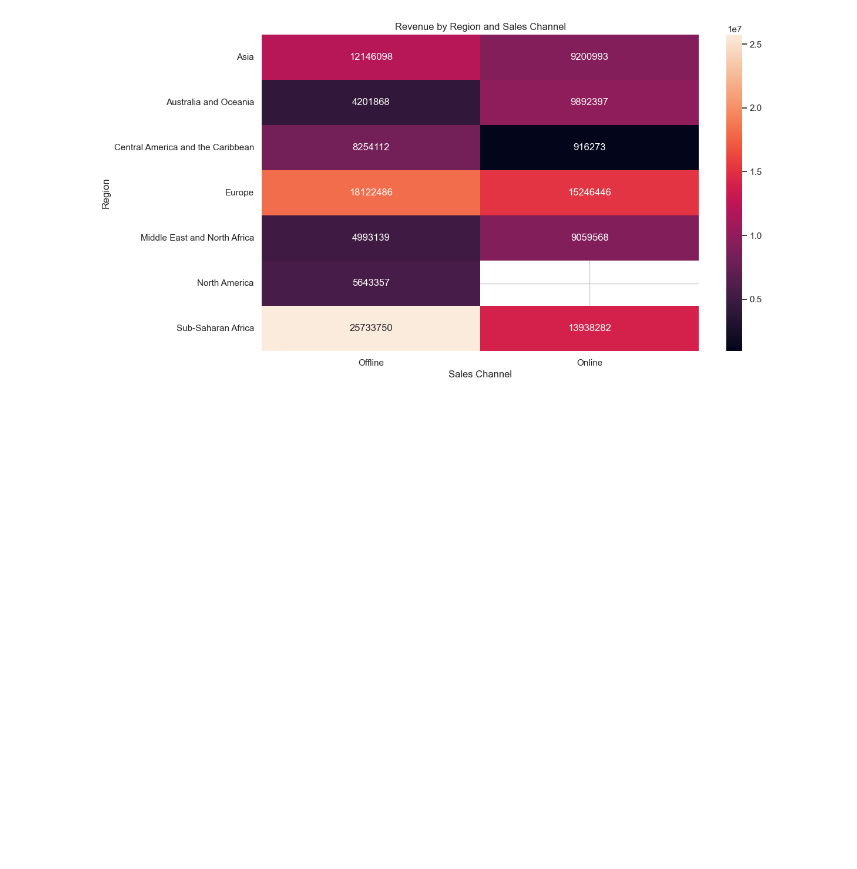
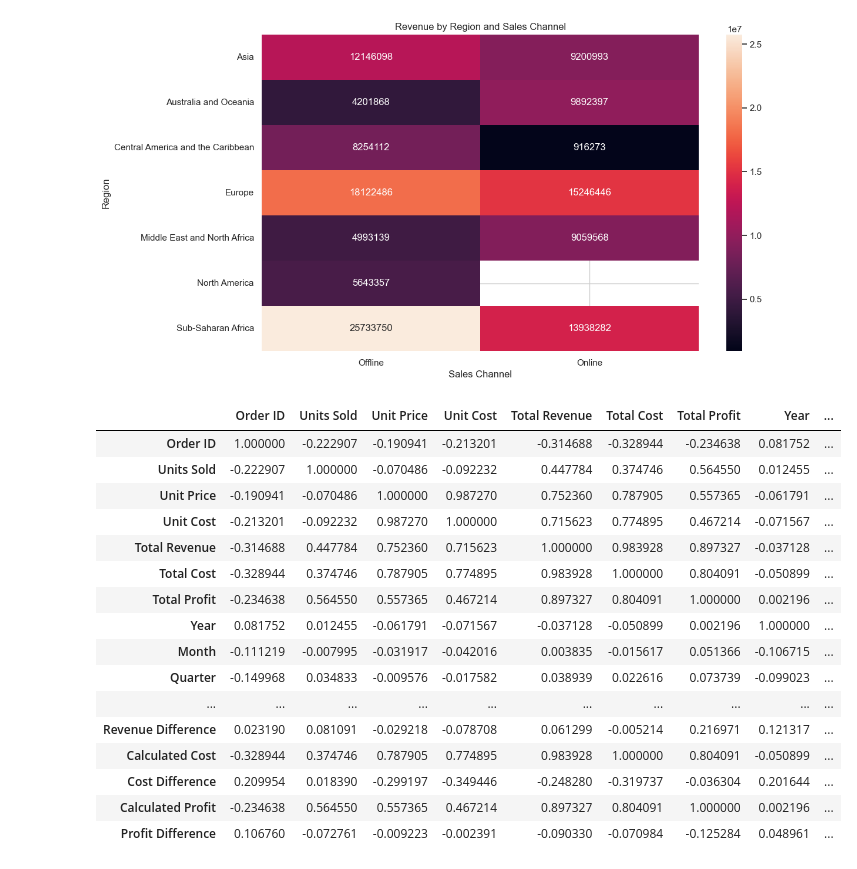
Before and after one commit to Ebin21/Amazon-Sales-Data-Analysis-using-python, a Jupyter notebook: Amazon-Sales.ipynb, the cells around one changed output. Drawn from its saved outputs; the diff is of its cells as text; code cells hidden in the pictures; blank space fills up the shorter version.

```diff
--- a/Amazon-Sales.ipynb
+++ b/Amazon-Sales.ipynb
@@ -658,3 +658,27 @@ plt.title('Revenue by Region and Sales Channel')
 plt.show()
 # %% [output]
 [figure]
+# %%
+numeric_df = df.select_dtypes(include=np.number)
+
+correlation = numeric_df.corr()
+
+correlation
+# %% [output]
+|  | Order ID | Units Sold | Unit Price | Unit Cost | Total Revenue | Total Cost | Total Profit | Year | ... |
+| Order ID | 1.000000 | -0.222907 | -0.190941 | -0.213201 | -0.314688 | -0.328944 | -0.234638 | 0.081752 | ... |
+| Units Sold | -0.222907 | 1.000000 | -0.070486 | -0.092232 | 0.447784 | 0.374746 | 0.564550 | 0.012455 | ... |
+| Unit Price | -0.190941 | -0.070486 | 1.000000 | 0.987270 | 0.752360 | 0.787905 | 0.557365 | -0.061791 | ... |
+| Unit Cost | -0.213201 | -0.092232 | 0.987270 | 1.000000 | 0.715623 | 0.774895 | 0.467214 | -0.071567 | ... |
+| Total Revenue | -0.314688 | 0.447784 | 0.752360 | 0.715623 | 1.000000 | 0.983928 | 0.897327 | -0.037128 | ... |
+| Total Cost | -0.328944 | 0.374746 | 0.787905 | 0.774895 | 0.983928 | 1.000000 | 0.804091 | -0.050899 | ... |
+| Total Profit | -0.234638 | 0.564550 | 0.557365 | 0.467214 | 0.897327 | 0.804091 | 1.000000 | 0.002196 | ... |
+| Year | 0.081752 | 0.012455 | -0.061791 | -0.071567 | -0.037128 | -0.050899 | 0.002196 | 1.000000 | ... |
+| Month | -0.111219 | -0.007995 | -0.031917 | -0.042016 | 0.003835 | -0.015617 | 0.051366 | -0.106715 | ... |
+| Quarter | -0.149968 | 0.034833 | -0.009576 | -0.017582 | 0.038939 | 0.022616 | 0.073739 | -0.099023 | ... |
+| ... | ... | ... | ... | ... | ... | ... | ... | ... | ... |
+| Revenue Difference | 0.023190 | 0.081091 | -0.029218 | -0.078708 | 0.061299 | -0.005214 | 0.216971 | 0.121317 | ... |
+| Calculated Cost | -0.328944 | 0.374746 | 0.787905 | 0.774895 | 0.983928 | 1.000000 | 0.804091 | -0.050899 | ... |
+| Cost Difference | 0.209954 | 0.018390 | -0.299197 | -0.349446 | -0.248280 | -0.319737 | -0.036304 | 0.201644 | ... |
+| Calculated Profit | -0.234638 | 0.564550 | 0.557365 | 0.467214 | 0.897327 | 0.804091 | 1.000000 | 0.002196 | ... |
+| Profit Difference | 0.106760 | -0.072761 | -0.009223 | -0.002391 | -0.090330 | -0.070984 | -0.125284 | 0.048961 | ... |
```
Also changed, not shown: parts of 1 cell of this notebook.
